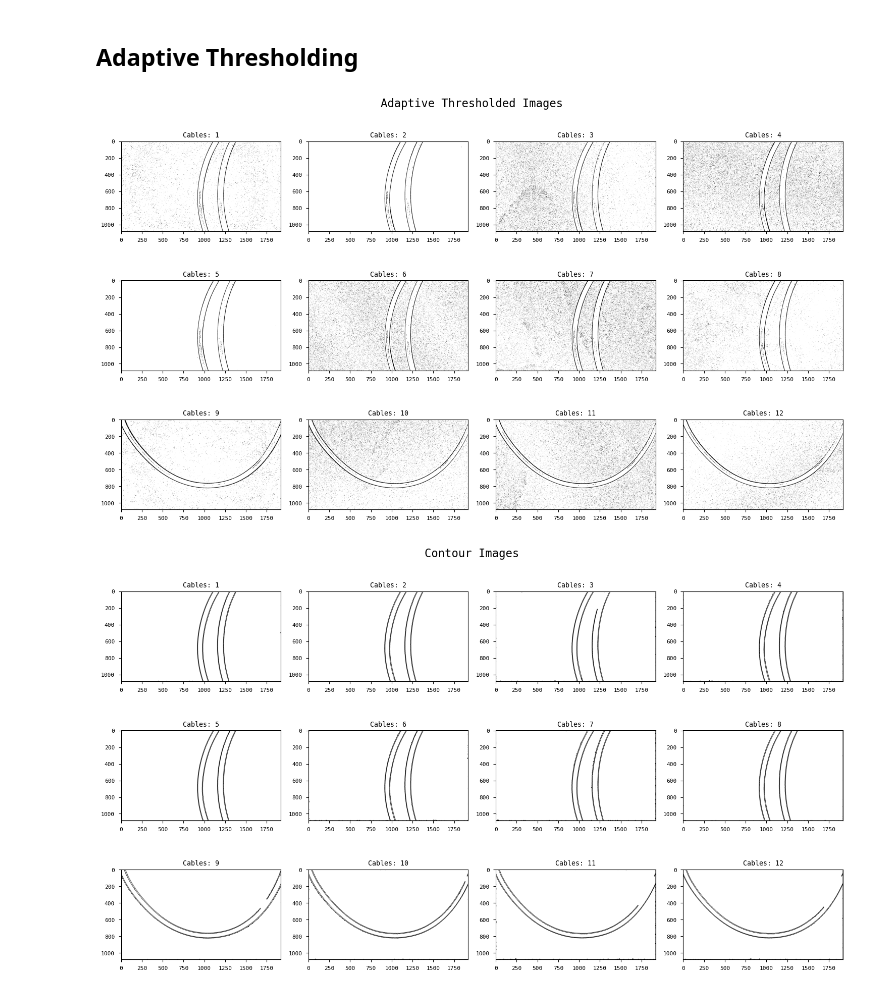
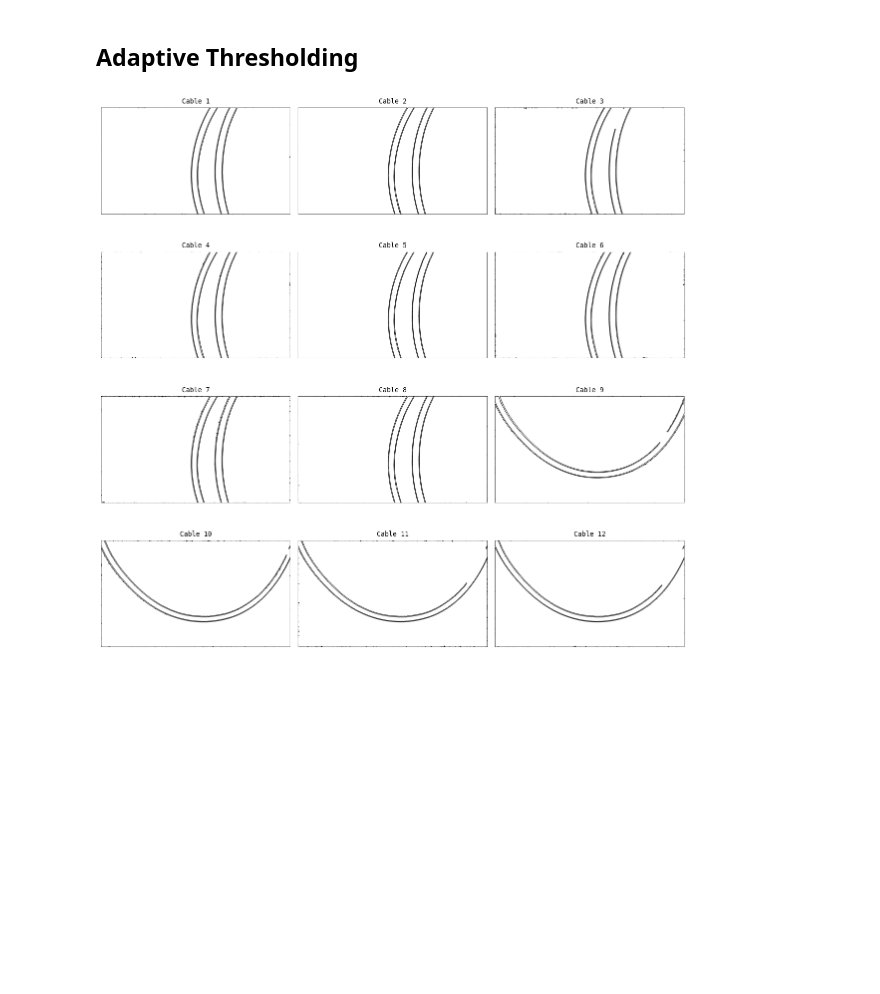
Before and after one commit to SparrowHere/img-procc, a Jupyter notebook: src/test.ipynb, the cells around one changed output. Cells and saved outputs as stored; diff of their text form; code cells hidden in the pictures; blank space fills up the shorter version.

```diff
--- a/src/test.ipynb
+++ b/src/test.ipynb
@@ -32,30 +32,39 @@ gray_cables = [cv2.cvtColor(cable, cv2.COLOR_BGR2GRAY) for cable in cables]
 # %%
 adaptive_thresholded_images = []
 
 for cable in cables:
     img = cv2.cvtColor(cable, cv2.COLOR_RGB2GRAY)
     adaptive_thresh = cv2.adaptiveThreshold(img, 255, cv2.ADAPTIVE_THRESH_MEAN_C, cv2.THRESH_BINARY, 11, 2)
     adaptive_thresholded_images.append(adaptive_thresh)
 
 # Get rid of the salt-pepper noise
 for i in range(12):
     adaptive_thresholded_images[i] = cv2.medianBlur(adaptive_thresholded_images[i], 5)
 
 # Extract the contours from the adaptive thresholded images
 contours = []
 for i in range(12):
     contours.append(cv2.findContours(adaptive_thresholded_images[i], cv2.RETR_EXTERNAL, cv2.CHAIN_APPROX_SIMPLE)[0])
 
 # Draw the contours
 contour_images = []
 for i in range(12):
     contour_image = np.zeros_like(adaptive_thresholded_images[i])
     cv2.drawContours(contour_image, contours[i], -1, (255 ,255, 255), 3)
     contour_images.append(contour_image)
 
 # Improve the brightness and contrast of the contour images
 for i in range(12):
     contour_images[i] = np.log(contour_images[i] + 2)
+
+# Plot the images
+fig, ax = plt.subplots(4, 3, figsize=(12, 12))
+for i in range(4):
+    for j in range(3):
+        ax[i, j].imshow(contour_images[i * 3 + j], cmap="gray")
+        ax[i, j].axis("off")
+        ax[i, j].set_title(f"Cable {i * 3 + j + 1}")
+plt.tight_layout()
+plt.show()
 # %% [output]
-[figure, old version]
+[figure, new version]
-[figure, removed]
```
Also changed, not shown: 1 other file.
